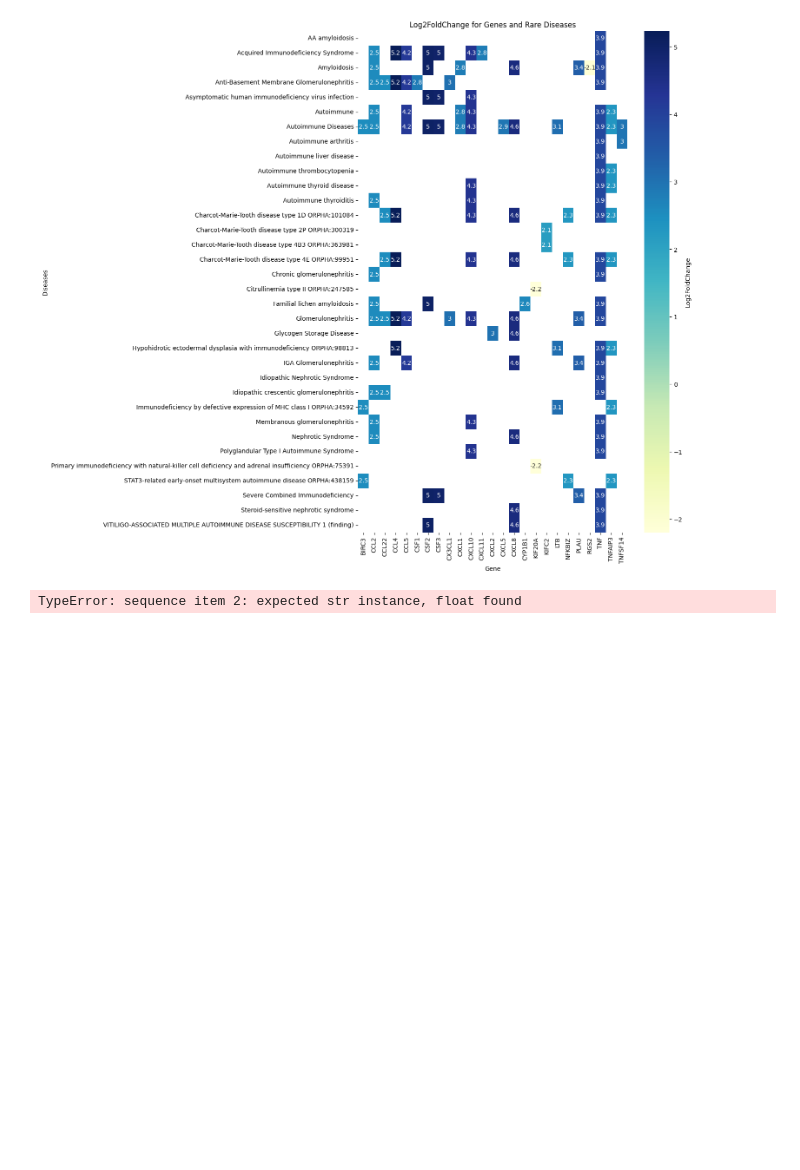
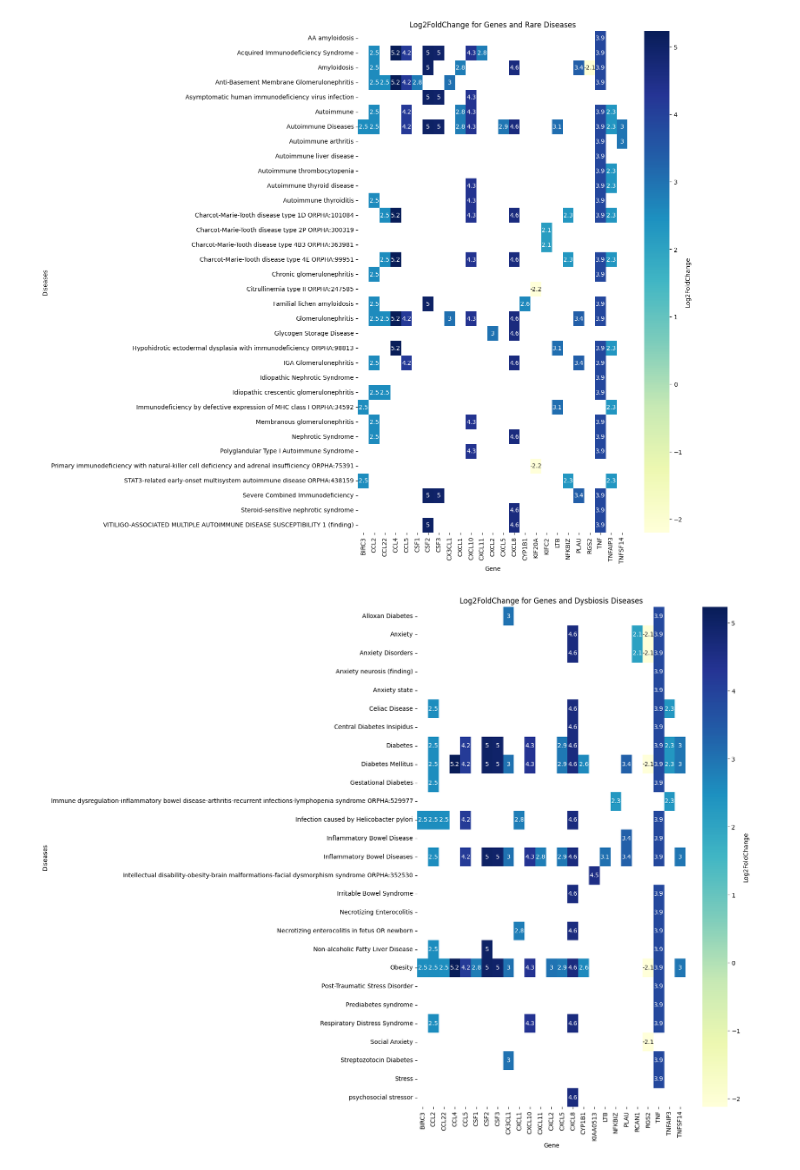
Before and after one commit to nicolasbroldan/Protocolo_Reposicionamiento_Probioticos, a Jupyter notebook: 5_Integración con datos de patógenos y enfermedades/Consolidated/Consolidated_Heatmap.ipynb, the cells around one changed output. Saved outputs shown, nothing was run; the diff lists cells and outputs as text; code cells hidden in the pictures; blank space fills up the shorter version.

```diff
--- a/5_Integración con datos de patógenos y enfermedades/Consolidated/Consolidated_Heatmap.ipynb
+++ b/5_Integración con datos de patógenos y enfermedades/Consolidated/Consolidated_Heatmap.ipynb
@@ -116,19 +106,18 @@ plt.show()
 # %% [output]
 [figure]
 # %%
-data['All Diseases'] = data[['dysbiosis Disease', 'Rare Disease', 'Neurological Disease']].apply(lambda x: ', '.join(x), axis=1)
-
-# Pivot the dataframe to have diseases as rows and genes as columns
-heatmap_data = data.pivot_table(index="All Diseases", columns="Gene", values="Log2FoldChange", aggfunc='mean')
+# Create Heatmap
+# Pivot the dataframe to have genes as rows and diseases as columns
+heatmap_data = data.pivot_table(index="dysbiosis Disease", columns="Gene", values="Log2FoldChange", aggfunc='mean')
 
 # Plot heatmap
-plt.figure(figsize=(20, 15))
+plt.figure(figsize=(10, 15))
 sns.heatmap(heatmap_data, annot=True, cmap="YlGnBu", cbar_kws={'label': 'Log2FoldChange'})
-plt.title('Log2FoldChange for Genes and Diseases')
-plt.xlabel('Genes')
+plt.title('Log2FoldChange for Genes and Dysbiosis Diseases')
+plt.xlabel('Gene')
 plt.ylabel('Diseases')
 plt.xticks(rotation=90)
 plt.yticks(rotation=0)
 plt.show()
 # %% [output]
-TypeError: sequence item 2: expected str instance, float found
+[figure, added]
```
Also changed, not shown: parts of 2 cells of this notebook.
